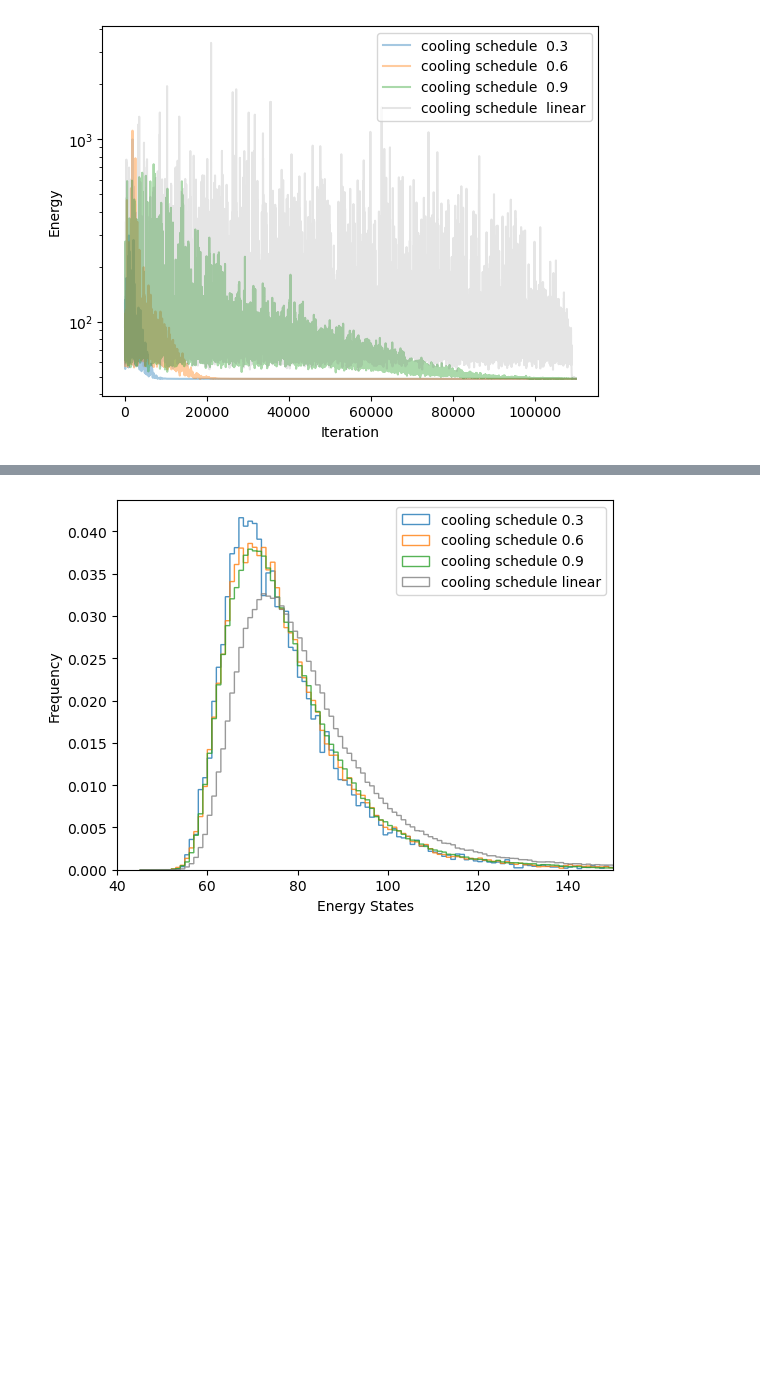
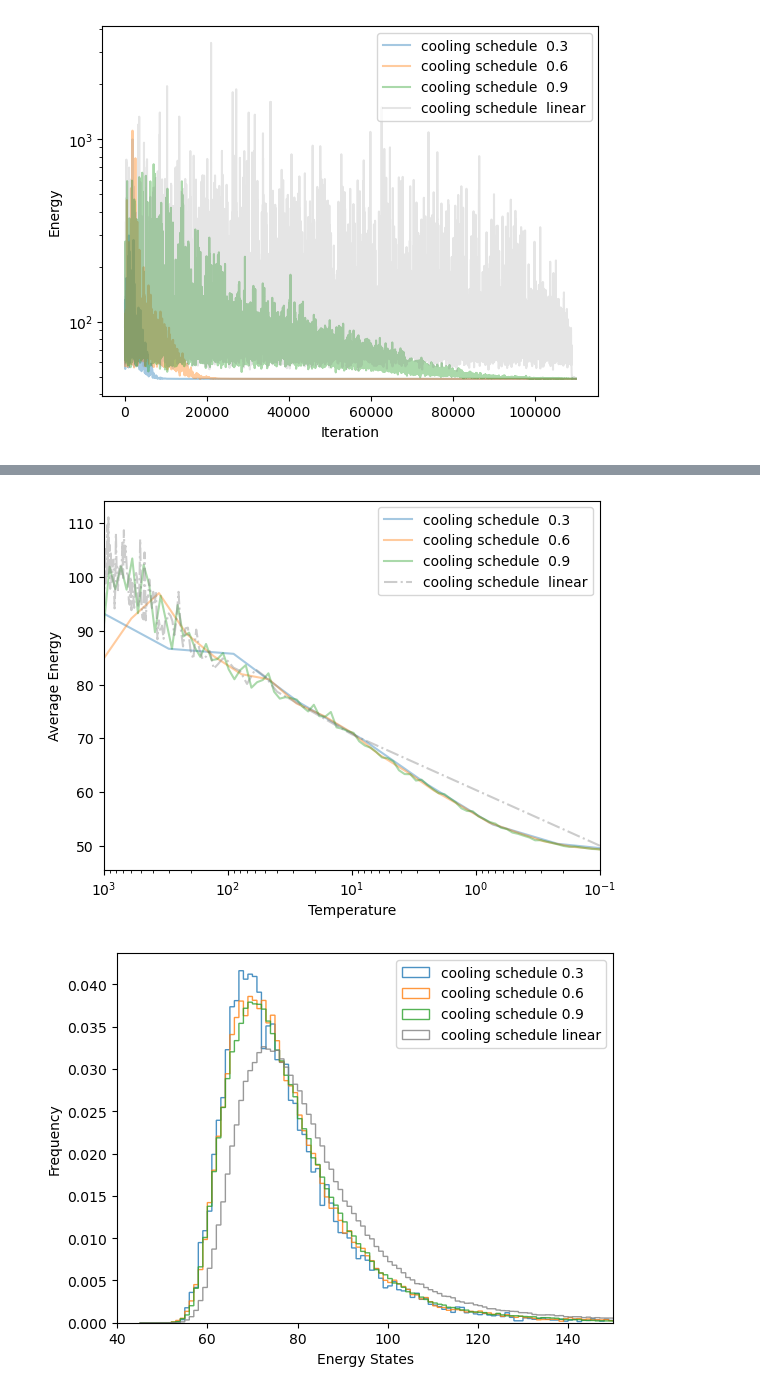
Before and after one commit to HollydP/MinimalEnergyConfiguration, a Jupyter notebook: ConvergenceAnalysis.ipynb, the cells around one changed output, grey strips where cells are left out. Saved outputs shown, nothing was run; the diff lists cells and outputs as text; code cells hidden in the pictures; blank space fills up the shorter version.

```diff
--- a/ConvergenceAnalysis.ipynb
+++ b/ConvergenceAnalysis.ipynb
@@ -232 +271,41 @@ plt.show()
+# %%
+files = os.listdir('data/data-copy')
+fig, ax = plt.subplots()
+
+for file in files:
+    if ('_11_' in file)&('10000_' in file)&('T0_1000' in file)&('Copy' not in file):
+
+        df = pd.read_csv(os.path.join('data/data-copy',file))
+        file = file.replace(".csv","")
+        params = file.split('_')
+
+        # df_g = df.groupby(' temperature',as_index=False).agg({'# energy':'mean'})
+        df = df.groupby(' temperature',as_index=False).agg({'# energy':['mean',statistics.variance]})
+
+        df['upper_CI'] = df['# energy']['mean']+1.96*np.sqrt(df['# energy']['variance'])/np.sqrt(5)
+        df['lower_CI'] = df['# energy']['mean']-1.96*np.sqrt(df['# energy']['variance'])/np.sqrt(5)
+
+        try:
+            cooling = round(float(params[-1]),2)
+        except:
+            cooling = params[-1]
+
+        if cooling == 'linear':
+            ax.plot(df[' temperature'], df['# energy']['mean'],label = "cooling schedule  {}".format(cooling),alpha=0.4,c='grey',linestyle = 'dashdot')
+            # ax.fill_between(df[' temperature'], df['lower_CI'],df['upper_CI'],  alpha=.2,color='grey')
+        else:
+            ax.plot(df[' temperature'], df['# energy']['mean'],label = "cooling schedule  {}".format(cooling),alpha=0.4)
+            # ax.fill_between(df[' temperature'], df['lower_CI'],df['upper_CI'],  alpha=.3)
+
+ax.invert_xaxis()
+plt.legend(loc='upper right')
+plt.xlabel('Temperature')
+plt.ylabel('Average Energy')
+plt.xscale('log',base=10)
+# plt.ylim(0,200)
+plt.xlim(1000,0.1)
+plt.savefig('N11 cooling rate sim average temp.png')
+plt.show()
+# %% [output]
+[figure, added]
 # %%
```
Also changed, not shown: parts of 4 cells of this notebook.
